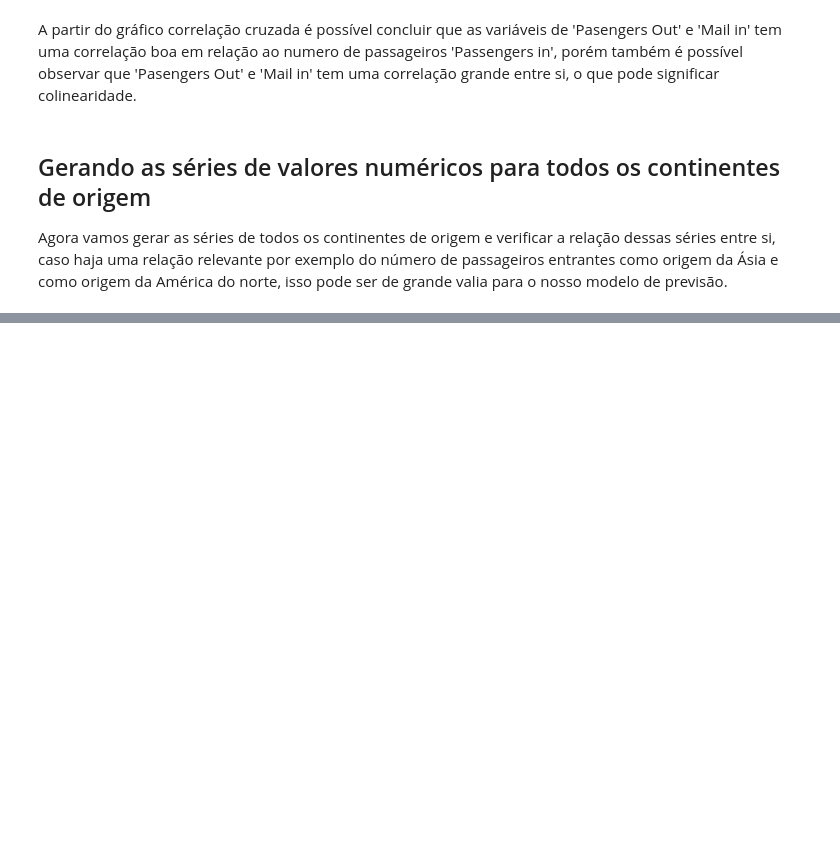
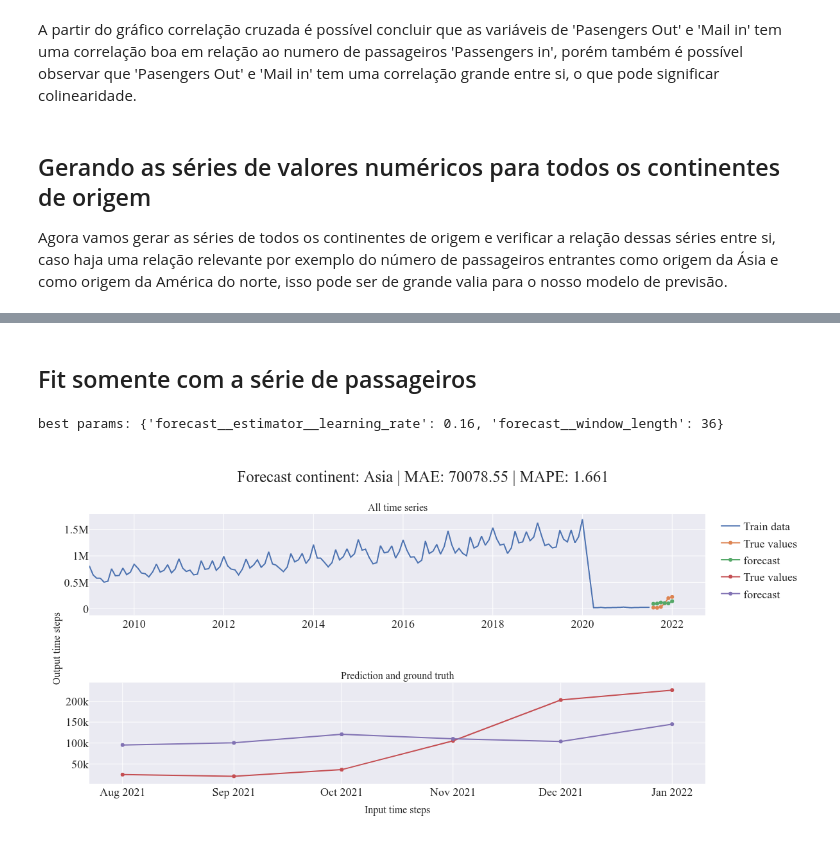
Before and after one commit to rodgdutra/Case-Australian-passengers-time-series, a Jupyter notebook: case_time_series_pred.ipynb, the cells around one changed output, grey strips where cells are left out. Cells and saved outputs as stored; diff of their text form; code cells hidden in the pictures; blank space fills up the shorter version.

```diff
--- a/case_time_series_pred.ipynb
+++ b/case_time_series_pred.ipynb
@@ -683,0 +715,29 @@ corr_df
+# %%
+def plot_forecast(series_train, series_test, forecast, y_col='Passengers In', continent='', forecast_int=None):
+
+    mae = mean_absolute_error(series_test[y_col], forecast)
+    mape = mean_absolute_percentage_error(series_test[y_col], forecast)
+
+    fig = make_subplots(rows=2, cols=1,
+                    subplot_titles=[f'All time series', 'Prediction and ground truth'],
+                    x_title='Input time steps',
+                    y_title='Output time steps')
+    fig.add_trace(go.Scatter( x=series_train['date'], y=series_train[y_col], name='Train data'), row=1, col=1)
+    fig.add_trace(go.Scatter(x=series_test['date'], y=series_test[y_col],  name='True values'), row=1, col=1)
+    fig.add_trace(go.Scatter(x=series_test['date'], y=forecast,  name='forecast'), row=1, col=1)
+    fig.add_trace(go.Scatter(x=series_test['date'], y=series_test[y_col],  name='True values'), row=2, col=1)
+    fig.add_trace(go.Scatter(x=series_test['date'], y=forecast,  name='forecast'), row=2, col=1)
+
+    fig.update_layout(
+        autosize=False,
+        width=1200,
+        height=600,
+        font=dict(
+        family="Times new Roman",
+        size=18),
+        template='seaborn',
+        title=f"Forecast continent: {continent} | MAE: {mae:.2f} | MAPE: {mape:.3f}",
+    )
+    fig.show('png')
+
+    return mae, mape
@@ -683,0 +844,7 @@ corr_df
+# %% [markdown]
+## Fit somente com a série de passageiros
+# %%
+light_gbm_mae, light_gbm_mape, gscv = lgbm_fit_pred(dataset_train, dataset_test)
+# %% [output]
+best params: {'forecast__estimator__learning_rate': 0.16, 'forecast__window_length': 36}
+[figure, added]
```
Also changed, not shown: parts of 34 cells of this notebook.
